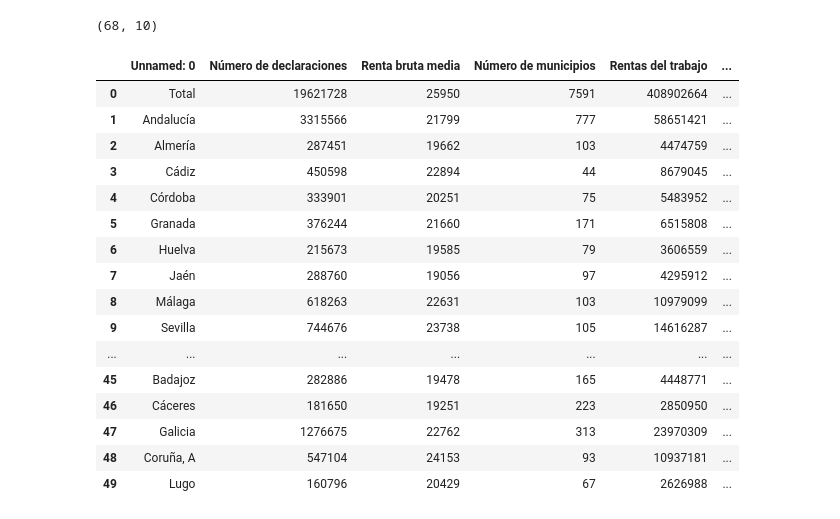
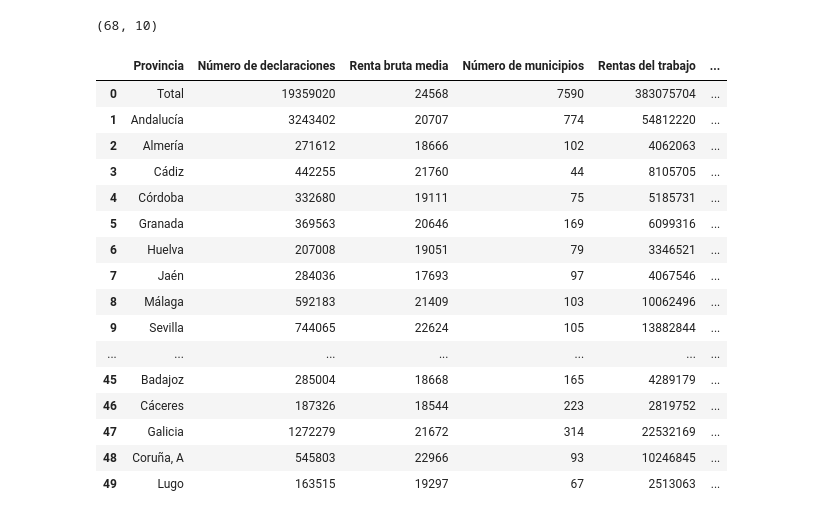
Before and after one commit to UnaiFam/PROYECTO-EUROPA, a Jupyter notebook: Datos renta por provincia.ipynb, the cells around one changed output. Drawn from its saved outputs; the diff is of its cells as text; code cells hidden in the pictures.

```diff
--- a/Datos renta por provincia.ipynb
+++ b/Datos renta por provincia.ipynb
@@ -73,34 +147,35 @@ df2.head(50)
 # %%
-url3 = "https://sede.agenciatributaria.gob.es/AEAT/Contenidos_Comunes/La_Agencia_Tributaria/Estadisticas/Publicaciones/sites/irpfmunicipios/2016/jrubik3f9f09f705d8c4130e1303e412a2dd0af62da913.html"
+url3 = "https://sede.agenciatributaria.gob.es/AEAT/Contenidos_Comunes/La_Agencia_Tributaria/Estadisticas/Publicaciones/sites/irpfmunicipios/2014/jrubik46d57f66ff15f8ce6709405779df56d2f7e359c5.html"
 
 response = requests.get(url3)
 response.encoding = 'utf-8'
 soup = BeautifulSoup(response.text, 'html.parser')
 
 tables = soup.find_all('table')
 
 df3 = pd.read_html(str(tables[0]), decimal=",", thousands=".")[0]
+df3 = df3.rename(columns={"Unnamed: 0": "Provincia"})
 
-df3.to_csv("datos_irpf_provincia_2016.csv", index=False)
+df3.to_csv("datos_irpf_provincia_2014.csv", index=False)
 
 print(df3.shape)
 df3.head(50)
 # %% [output]
 (68, 10)
-|  | Unnamed: 0 | Número de declaraciones | Renta bruta media | Número de municipios | Rentas del trabajo | ... |
-| 0 | Total | 19621728 | 25950 | 7591 | 408902664 | ... |
-| 1 | Andalucía | 3315566 | 21799 | 777 | 58651421 | ... |
-| 2 | Almería | 287451 | 19662 | 103 | 4474759 | ... |
-| 3 | Cádiz | 450598 | 22894 | 44 | 8679045 | ... |
-| 4 | Córdoba | 333901 | 20251 | 75 | 5483952 | ... |
-| 5 | Granada | 376244 | 21660 | 171 | 6515808 | ... |
-| 6 | Huelva | 215673 | 19585 | 79 | 3606559 | ... |
-| 7 | Jaén | 288760 | 19056 | 97 | 4295912 | ... |
-| 8 | Málaga | 618263 | 22631 | 103 | 10979099 | ... |
-| 9 | Sevilla | 744676 | 23738 | 105 | 14616287 | ... |
+|  | Provincia | Número de declaraciones | Renta bruta media | Número de municipios | Rentas del trabajo | ... |
+| 0 | Total | 19359020 | 24568 | 7590 | 383075704 | ... |
+| 1 | Andalucía | 3243402 | 20707 | 774 | 54812220 | ... |
+| 2 | Almería | 271612 | 18666 | 102 | 4062063 | ... |
+| 3 | Cádiz | 442255 | 21760 | 44 | 8105705 | ... |
+| 4 | Córdoba | 332680 | 19111 | 75 | 5185731 | ... |
+| 5 | Granada | 369563 | 20646 | 169 | 6099316 | ... |
+| 6 | Huelva | 207008 | 19051 | 79 | 3346521 | ... |
+| 7 | Jaén | 284036 | 17693 | 97 | 4067546 | ... |
+| 8 | Málaga | 592183 | 21409 | 103 | 10062496 | ... |
+| 9 | Sevilla | 744065 | 22624 | 105 | 13882844 | ... |
 | ... | ... | ... | ... | ... | ... | ... |
-| 45 | Badajoz | 282886 | 19478 | 165 | 4448771 | ... |
-| 46 | Cáceres | 181650 | 19251 | 223 | 2850950 | ... |
-| 47 | Galicia | 1276675 | 22762 | 313 | 23970309 | ... |
-| 48 | Coruña, A | 547104 | 24153 | 93 | 10937181 | ... |
-| 49 | Lugo | 160796 | 20429 | 67 | 2626988 | ... |
+| 45 | Badajoz | 285004 | 18668 | 165 | 4289179 | ... |
+| 46 | Cáceres | 187326 | 18544 | 223 | 2819752 | ... |
+| 47 | Galicia | 1272279 | 21672 | 314 | 22532169 | ... |
+| 48 | Coruña, A | 545803 | 22966 | 93 | 10246845 | ... |
+| 49 | Lugo | 163515 | 19297 | 67 | 2513063 | ... |
```
Also changed, not shown: parts of 5 cells of this notebook, 6 other files.
